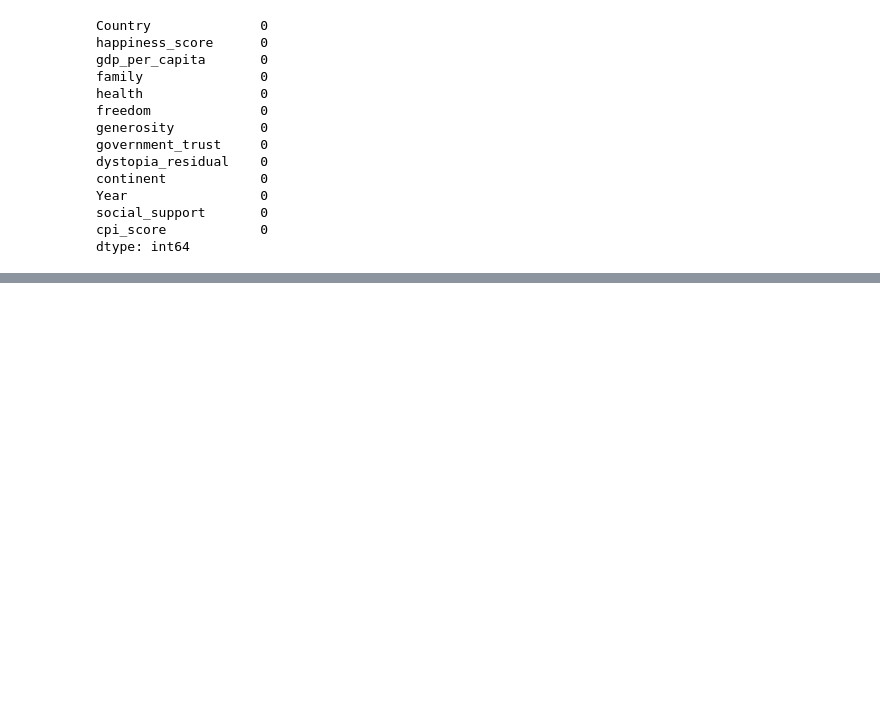
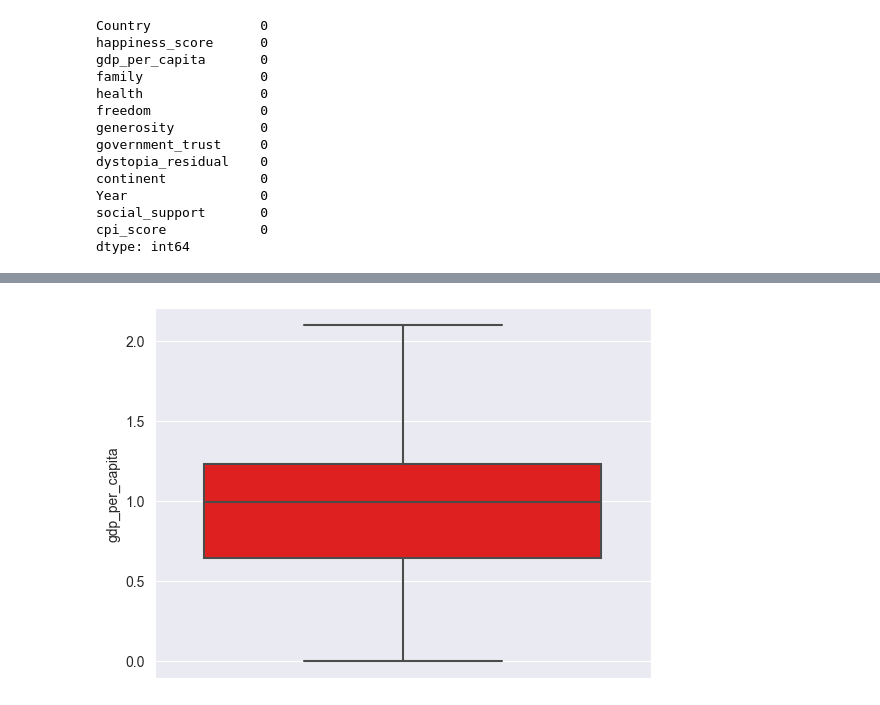
Before and after one commit to carolinagcosta/desafio_felicidade_corrupcao, a Jupyter notebook: Analise_dados.ipynb, the cells around one changed output, grey strips where cells are left out. Drawn from its saved outputs; the diff is of its cells as text; code cells hidden in the pictures; blank space fills up the shorter version.

```diff
--- a/Analise_dados.ipynb
+++ b/Analise_dados.ipynb
@@ -108,0 +74,8 @@ plt.show()
+# %%
+sns.set_style("darkgrid")
+sns.boxplot(data=df, y = 'gdp_per_capita', color='red' )
+plt.show()
+# Nesta análise univariada verificamos Produto Interno Bruto per capita, que varia de 0 a 2.1 possui mediana igual a 1.
+# Podemos visualmente verificar que 75% dos países apresentam gdp menor que 1.25
+# %% [output]
+[figure, added]
```
Also changed, not shown: parts of 33 cells of this notebook.
